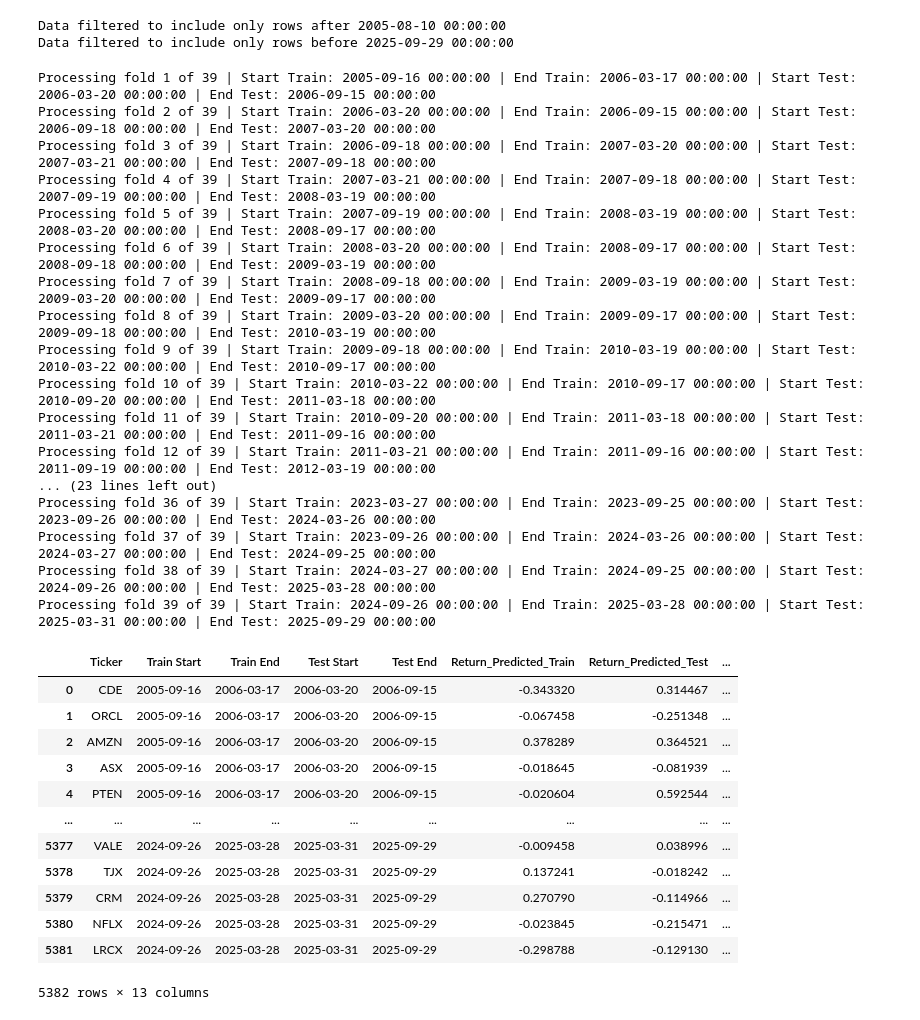
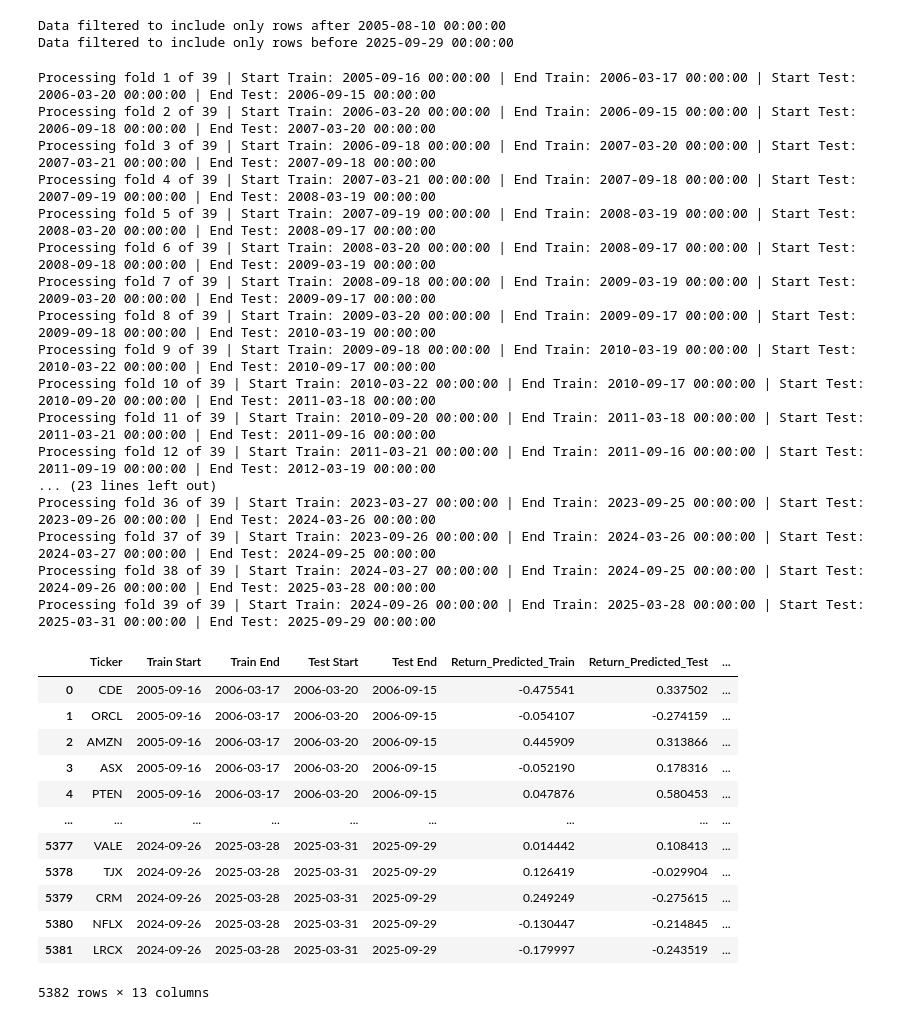
Before and after one commit to slang5/Sharp_Predict_V1, a Jupyter notebook: 2_logistic_model.ipynb, the cells around one changed output. Cells and saved outputs as stored; diff of their text form; code cells hidden in the pictures.

```diff
--- a/2_logistic_model.ipynb
+++ b/2_logistic_model.ipynb
@@ -51,7 +51,7 @@ Data filtered to include only rows before 2025-09-29 00:00:00
 duration_period = 0.5 # % year
 window_size = int(252 * duration_period)
 
-C_grid = np.linspace(0.01, 10, 10)
+C_grid = np.linspace(0.1, 0.1, 1)
 max_iter_value = 10_000
 
 filtered_data = filtered_data.ffill()
@@ -81,9 +81,9 @@ for train_index, test_index in tscv.split(filtered_data):
         X_test_scaled = scaler.transform(X_test)
 
         grid_search = GridSearchCV(
-            LogisticRegression(max_iter=max_iter_value),
+            LogisticRegression(max_iter=max_iter_value, penalty='l2'),
             param_grid={'C': C_grid},
-            scoring='accuracy',
+            scoring='f1_macro',
             cv=TimeSeriesSplit(n_splits=3, max_train_size=window_size),
             n_jobs=-1
         )
@@ -127,44 +127,44 @@ for train_index, test_index in tscv.split(filtered_data):
             'Market_Return_Train': best_market_return_train,
             'Market_Return_Test': best_market_return_test,
             'Ratio_Train': best_return_train / best_market_return_train if best_market_return_train != 0 else 0,
             'Model_train_>_Market_train': 1 if best_return_train > best_market_return_train else 0,
             'Model_test_>_Market_test': 1 if best_return_test > best_market_return_test else 0,
             'C': best_C,
         })
 
 metrics_perf_df = pd.DataFrame(metrics_perf)
 metrics_perf_df.to_csv('model/logistic/metrics_raw_data.csv', index=False)
 metrics_perf_df
 # %% [output]
 Processing fold 1 of 39 | Start Train: 2005-09-16 00:00:00 | End Train: 2006-03-17 00:00:00 | Start Test: 2006-03-20 00:00:00 | End Test: 2006-09-15 00:00:00
 Processing fold 2 of 39 | Start Train: 2006-03-20 00:00:00 | End Train: 2006-09-15 00:00:00 | Start Test: 2006-09-18 00:00:00 | End Test: 2007-03-20 00:00:00
 Processing fold 3 of 39 | Start Train: 2006-09-18 00:00:00 | End Train: 2007-03-20 00:00:00 | Start Test: 2007-03-21 00:00:00 | End Test: 2007-09-18 00:00:00
 Processing fold 4 of 39 | Start Train: 2007-03-21 00:00:00 | End Train: 2007-09-18 00:00:00 | Start Test: 2007-09-19 00:00:00 | End Test: 2008-03-19 00:00:00
 Processing fold 5 of 39 | Start Train: 2007-09-19 00:00:00 | End Train: 2008-03-19 00:00:00 | Start Test: 2008-03-20 00:00:00 | End Test: 2008-09-17 00:00:00
 Processing fold 6 of 39 | Start Train: 2008-03-20 00:00:00 | End Train: 2008-09-17 00:00:00 | Start Test: 2008-09-18 00:00:00 | End Test: 2009-03-19 00:00:00
 Processing fold 7 of 39 | Start Train: 2008-09-18 00:00:00 | End Train: 2009-03-19 00:00:00 | Start Test: 2009-03-20 00:00:00 | End Test: 2009-09-17 00:00:00
 Processing fold 8 of 39 | Start Train: 2009-03-20 00:00:00 | End Train: 2009-09-17 00:00:00 | Start Test: 2009-09-18 00:00:00 | End Test: 2010-03-19 00:00:00
 Processing fold 9 of 39 | Start Train: 2009-09-18 00:00:00 | End Train: 2010-03-19 00:00:00 | Start Test: 2010-03-22 00:00:00 | End Test: 2010-09-17 00:00:00
 Processing fold 10 of 39 | Start Train: 2010-03-22 00:00:00 | End Train: 2010-09-17 00:00:00 | Start Test: 2010-09-20 00:00:00 | End Test: 2011-03-18 00:00:00
 Processing fold 11 of 39 | Start Train: 2010-09-20 00:00:00 | End Train: 2011-03-18 00:00:00 | Start Test: 2011-03-21 00:00:00 | End Test: 2011-09-16 00:00:00
 Processing fold 12 of 39 | Start Train: 2011-03-21 00:00:00 | End Train: 2011-09-16 00:00:00 | Start Test: 2011-09-19 00:00:00 | End Test: 2012-03-19 00:00:00
 ... (23 lines left out)
 Processing fold 36 of 39 | Start Train: 2023-03-27 00:00:00 | End Train: 2023-09-25 00:00:00 | Start Test: 2023-09-26 00:00:00 | End Test: 2024-03-26 00:00:00
 Processing fold 37 of 39 | Start Train: 2023-09-26 00:00:00 | End Train: 2024-03-26 00:00:00 | Start Test: 2024-03-27 00:00:00 | End Test: 2024-09-25 00:00:00
 Processing fold 38 of 39 | Start Train: 2024-03-27 00:00:00 | End Train: 2024-09-25 00:00:00 | Start Test: 2024-09-26 00:00:00 | End Test: 2025-03-28 00:00:00
 Processing fold 39 of 39 | Start Train: 2024-09-26 00:00:00 | End Train: 2025-03-28 00:00:00 | Start Test: 2025-03-31 00:00:00 | End Test: 2025-09-29 00:00:00
 |  | Ticker | Train Start | Train End | Test Start | Test End | Return_Predicted_Train | Return_Predicted_Test | ... |
-| 0 | CDE | 2005-09-16 | 2006-03-17 | 2006-03-20 | 2006-09-15 | -0.343320 | 0.314467 | ... |
-| 1 | ORCL | 2005-09-16 | 2006-03-17 | 2006-03-20 | 2006-09-15 | -0.067458 | -0.251348 | ... |
-| 2 | AMZN | 2005-09-16 | 2006-03-17 | 2006-03-20 | 2006-09-15 | 0.378289 | 0.364521 | ... |
-| 3 | ASX | 2005-09-16 | 2006-03-17 | 2006-03-20 | 2006-09-15 | -0.018645 | -0.081939 | ... |
-| 4 | PTEN | 2005-09-16 | 2006-03-17 | 2006-03-20 | 2006-09-15 | -0.020604 | 0.592544 | ... |
+| 0 | CDE | 2005-09-16 | 2006-03-17 | 2006-03-20 | 2006-09-15 | -0.475541 | 0.337502 | ... |
+| 1 | ORCL | 2005-09-16 | 2006-03-17 | 2006-03-20 | 2006-09-15 | -0.054107 | -0.274159 | ... |
+| 2 | AMZN | 2005-09-16 | 2006-03-17 | 2006-03-20 | 2006-09-15 | 0.445909 | 0.313866 | ... |
+| 3 | ASX | 2005-09-16 | 2006-03-17 | 2006-03-20 | 2006-09-15 | -0.052190 | 0.178316 | ... |
+| 4 | PTEN | 2005-09-16 | 2006-03-17 | 2006-03-20 | 2006-09-15 | 0.047876 | 0.580453 | ... |
 | ... | ... | ... | ... | ... | ... | ... | ... | ... |
-| 5377 | VALE | 2024-09-26 | 2025-03-28 | 2025-03-31 | 2025-09-29 | -0.009458 | 0.038996 | ... |
-| 5378 | TJX | 2024-09-26 | 2025-03-28 | 2025-03-31 | 2025-09-29 | 0.137241 | -0.018242 | ... |
-| 5379 | CRM | 2024-09-26 | 2025-03-28 | 2025-03-31 | 2025-09-29 | 0.270790 | -0.114966 | ... |
-| 5380 | NFLX | 2024-09-26 | 2025-03-28 | 2025-03-31 | 2025-09-29 | -0.023845 | -0.215471 | ... |
-| 5381 | LRCX | 2024-09-26 | 2025-03-28 | 2025-03-31 | 2025-09-29 | -0.298788 | -0.129130 | ... |
+| 5377 | VALE | 2024-09-26 | 2025-03-28 | 2025-03-31 | 2025-09-29 | 0.014442 | 0.108413 | ... |
+| 5378 | TJX | 2024-09-26 | 2025-03-28 | 2025-03-31 | 2025-09-29 | 0.126419 | -0.029904 | ... |
+| 5379 | CRM | 2024-09-26 | 2025-03-28 | 2025-03-31 | 2025-09-29 | 0.249249 | -0.275615 | ... |
+| 5380 | NFLX | 2024-09-26 | 2025-03-28 | 2025-03-31 | 2025-09-29 | -0.130447 | -0.214845 | ... |
+| 5381 | LRCX | 2024-09-26 | 2025-03-28 | 2025-03-31 | 2025-09-29 | -0.179997 | -0.243519 | ... |
 5382 rows × 13 columns
 # %%
 # lets compute the average Return_Predicted_Train and Return_Predicted_Test for Train Start dates batch
```
Also changed, not shown: parts of 11 cells of this notebook, 4 other files.
